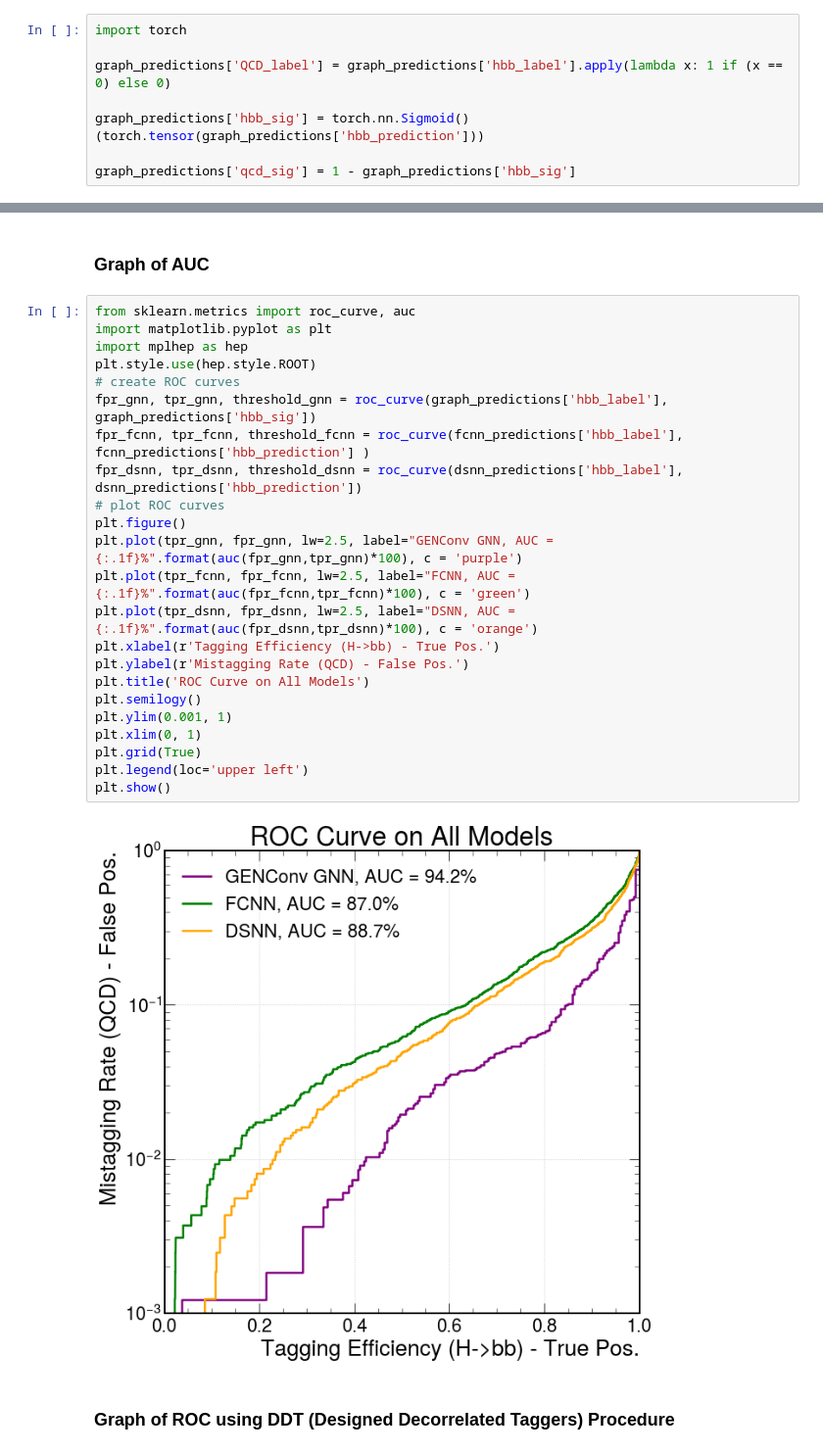
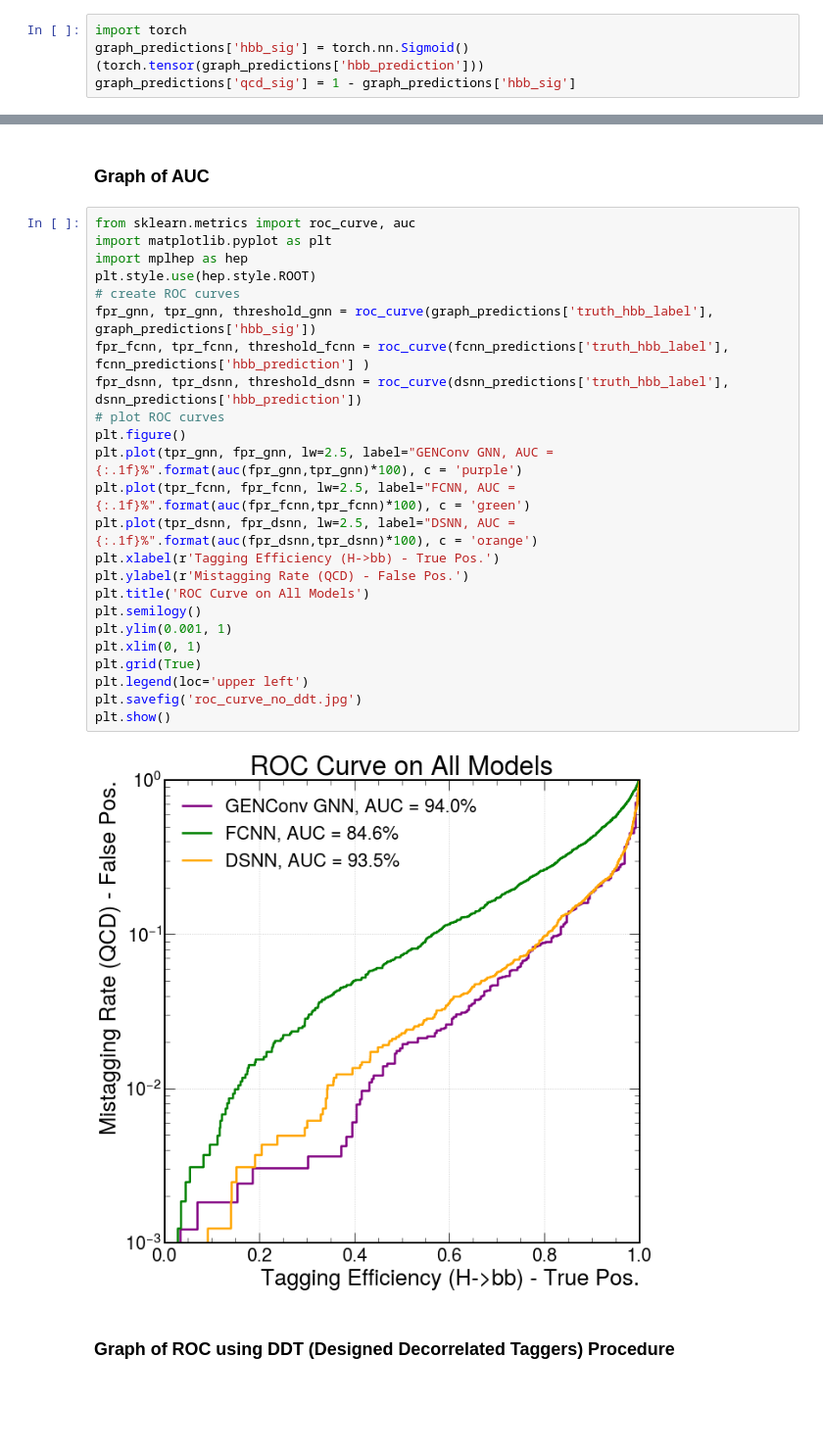
Before and after one commit to Bryan-Az/DSC-Capstone-Result-Replication, a Jupyter notebook: src/analysis/evaluation.ipynb, the cells around one changed output, grey strips where cells are left out. Shown at 98% size. Saved outputs shown, nothing was run; the diff lists cells and outputs as text; blank space fills up the shorter version.

```diff
--- a/src/analysis/evaluation.ipynb
+++ b/src/analysis/evaluation.ipynb
@@ -70,8 +88,4 @@ graph_predictions.shape
 # %%
 import torch
-
-graph_predictions['QCD_label'] = graph_predictions['hbb_label'].apply(lambda x: 1 if (x == 0) else 0)
-
 graph_predictions['hbb_sig'] = torch.nn.Sigmoid()(torch.tensor(graph_predictions['hbb_prediction']))
-
 graph_predictions['qcd_sig'] = 1 - graph_predictions['hbb_sig']
@@ -82,27 +105,28 @@ graph_predictions['qcd_sig'] = 1 - graph_predictions['hbb_sig']
 # %%
 from sklearn.metrics import roc_curve, auc
 import matplotlib.pyplot as plt
 import mplhep as hep
 plt.style.use(hep.style.ROOT)
 # create ROC curves
-fpr_gnn, tpr_gnn, threshold_gnn = roc_curve(graph_predictions['hbb_label'], graph_predictions['hbb_sig'])
-fpr_fcnn, tpr_fcnn, threshold_fcnn = roc_curve(fcnn_predictions['hbb_label'], fcnn_predictions['hbb_prediction'] )
-fpr_dsnn, tpr_dsnn, threshold_dsnn = roc_curve(dsnn_predictions['hbb_label'], dsnn_predictions['hbb_prediction'])
+fpr_gnn, tpr_gnn, threshold_gnn = roc_curve(graph_predictions['truth_hbb_label'], graph_predictions['hbb_sig'])
+fpr_fcnn, tpr_fcnn, threshold_fcnn = roc_curve(fcnn_predictions['truth_hbb_label'], fcnn_predictions['hbb_prediction'] )
+fpr_dsnn, tpr_dsnn, threshold_dsnn = roc_curve(dsnn_predictions['truth_hbb_label'], dsnn_predictions['hbb_prediction'])
 # plot ROC curves
 plt.figure()
 plt.plot(tpr_gnn, fpr_gnn, lw=2.5, label="GENConv GNN, AUC = {:.1f}%".format(auc(fpr_gnn,tpr_gnn)*100), c = 'purple')
 plt.plot(tpr_fcnn, fpr_fcnn, lw=2.5, label="FCNN, AUC = {:.1f}%".format(auc(fpr_fcnn,tpr_fcnn)*100), c = 'green')
 plt.plot(tpr_dsnn, fpr_dsnn, lw=2.5, label="DSNN, AUC = {:.1f}%".format(auc(fpr_dsnn,tpr_dsnn)*100), c = 'orange')
 plt.xlabel(r'Tagging Efficiency (H->bb) - True Pos.')
 plt.ylabel(r'Mistagging Rate (QCD) - False Pos.')
 plt.title('ROC Curve on All Models')
 plt.semilogy()
 plt.ylim(0.001, 1)
 plt.xlim(0, 1)
 plt.grid(True)
 plt.legend(loc='upper left')
+plt.savefig('roc_curve_no_ddt.jpg')
 plt.show()
 # %% [output]
-[figure, old version]
+[figure, new version]
 # %% [markdown]
 ### Graph of ROC using DDT (Designed Decorrelated Taggers) Procedure
```
Also changed, not shown: parts of 29 cells of this notebook, 17 other files.
